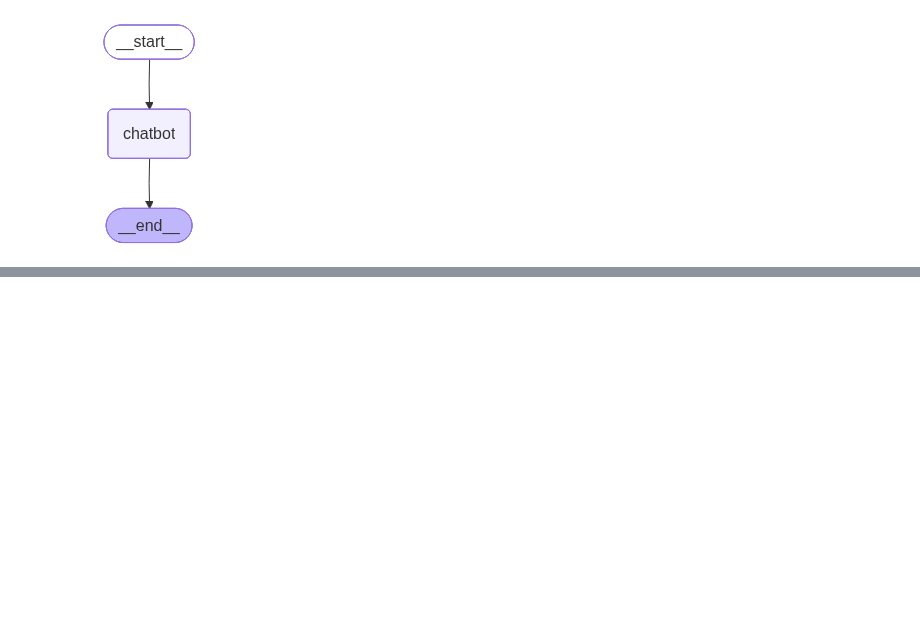
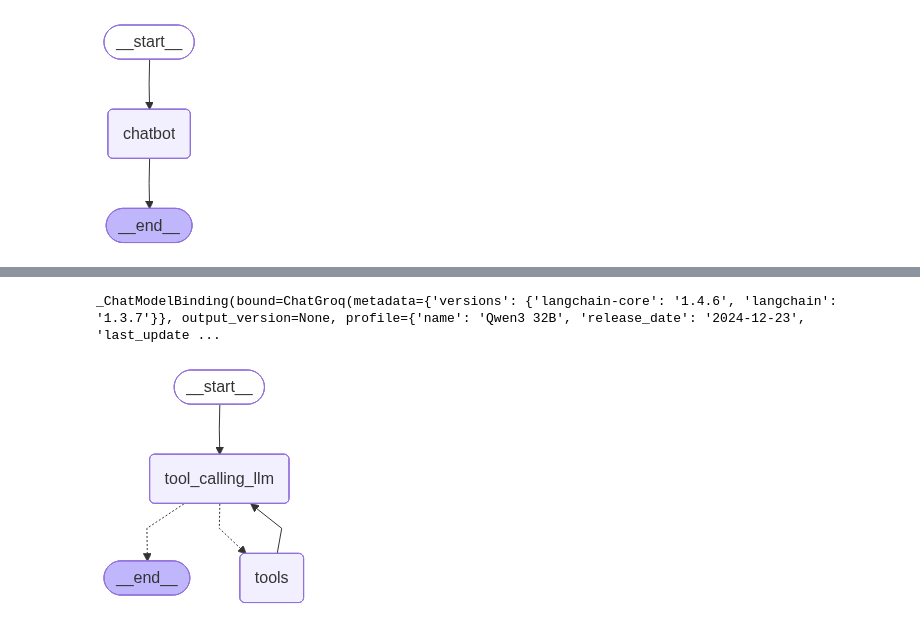
Before and after one commit to Subhavpathak/Agentic_Langgraph, a Jupyter notebook: 1-BasicChatbot/1-basicchatbot.ipynb, the cells around one changed output, grey strips where cells are left out. Cells and saved outputs as stored; diff of their text form; code cells hidden in the pictures; blank space fills up the shorter version.

```diff
--- a/1-BasicChatbot/1-basicchatbot.ipynb
+++ b/1-BasicChatbot/1-basicchatbot.ipynb
@@ -61,0 +66,4 @@ for event in graph.stream({"messages":[{"role":"user","content":"What is the cap
+# %%
+from langchain_tavily import TavilySearch
+tool=TavilySearch(max_results=3)
+tool.invoke("Who is the best ODI cricket player . Name one")
@@ -61,0 +101,44 @@ for event in graph.stream({"messages":[{"role":"user","content":"What is the cap
+# %%
+tools=[tool,multiply]
+# %%
+llm_with_tool=llm.bind_tools(tools)
+# %%
+llm_with_tool
+# %% [output]
+_ChatModelBinding(bound=ChatGroq(metadata={'versions': {'langchain-core': '1.4.6', 'langchain': '1.3.7'}}, output_version=None, profile={'name': 'Qwen3 32B', 'release_date': '2024-12-23', 'last_update ...
+# %%
+## stategraph
+from langgraph.graph import StateGraph, START, END
+from langgraph.prebuilt import ToolNode
+from langgraph.prebuilt import tools_condition
+
+## node definition
+def tool_calling_llm(state: State):
+    return {
+        "messages": [
+            llm_with_tool.invoke(state["messages"])
+        ]
+    }
+##Graph
+builder=StateGraph(State)
+builder.add_node("tool_calling_llm",tool_calling_llm)
+builder.add_node("tools",ToolNode(tools))
+
+##adding edges
+builder.add_edge(START,"tool_calling_llm")
+#builder.add_edge("tool_calling_llm","tools",condition=tools_condition(tools))
+#builder.add_edge("tool_calling_llm",END,condition=lambda state: not tools_condition(tools)(state))
+builder.add_conditional_edges(
+    "tool_calling_llm",
+    tools_condition
+)
+builder.add_edge(
+    "tools",
+    "tool_calling_llm"
+)
+
+graph=builder.compile()
+# %%
+graph
+# %% [output]
+[figure, added]
```
Also changed, not shown: parts of 14 cells of this notebook.
